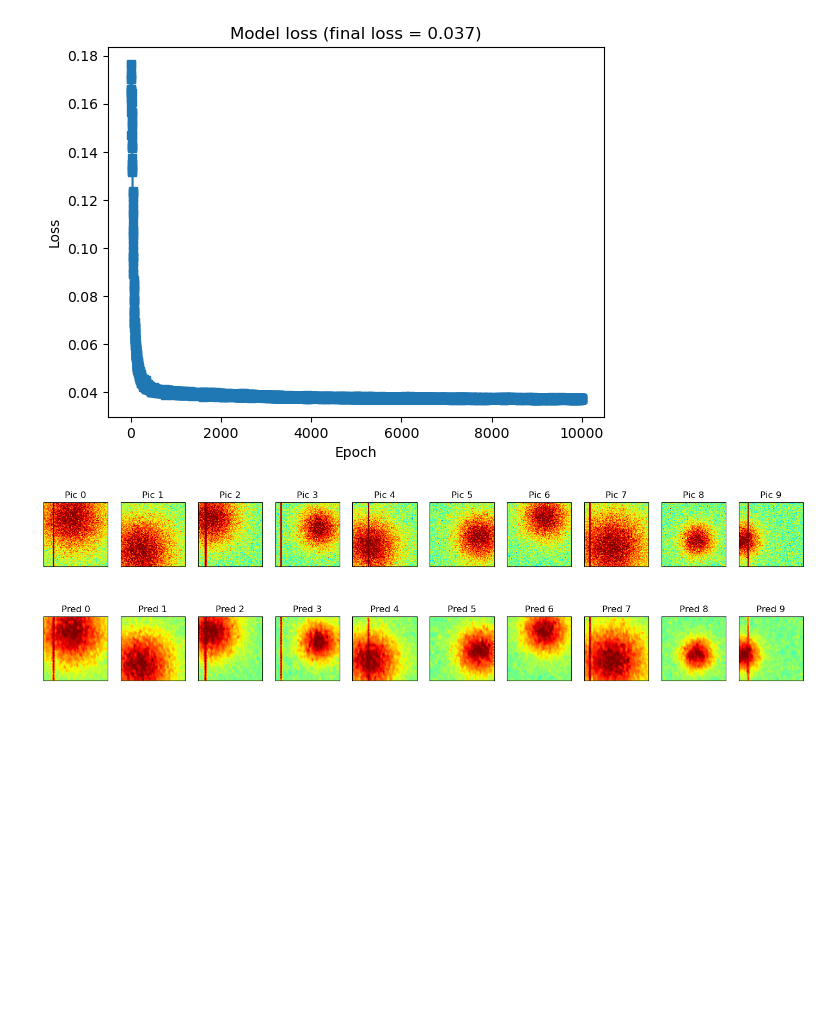
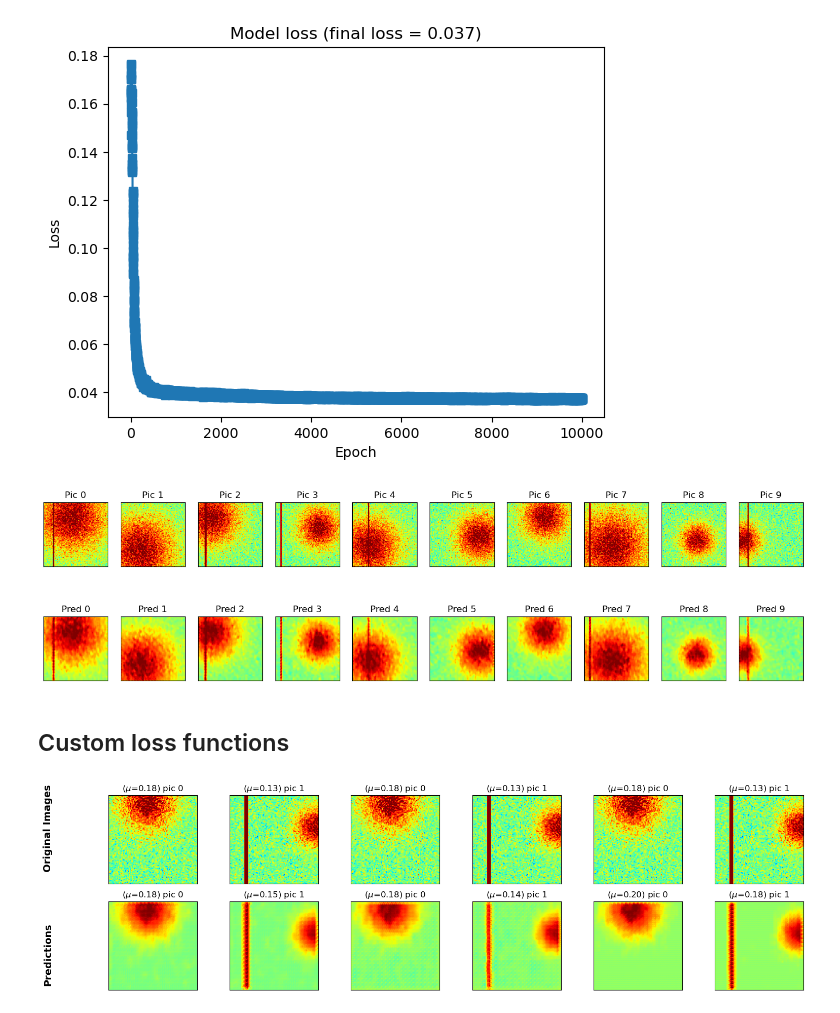
Before and after one commit to diaazg/Deep-learning, a Jupyter notebook: notebooks/CNN2.ipynb, the cells around one changed output. Cells and saved outputs as stored; diff of their text form; code cells hidden in the pictures; blank space fills up the shorter version.

```diff
--- a/notebooks/CNN2.ipynb
+++ b/notebooks/CNN2.ipynb
@@ -386,3 +386,5 @@ for i in range(10):
 plt.show()
 # %% [output]
 [figure]
+# %% [markdown]
+## Custom loss functions
@@ -388,0 +408,62 @@ plt.show()
+# %%
+class CorrelationLoss(nn.Module):
+    def __init__(self):
+        super().__init__()
+
+    def forward(self,yHat,y):
+        meanx = torch.mean(yHat)
+        meany = torch.mean(y)
+
+        num = torch.sum((yHat-meanx)*(y-meany))
+        den = (torch.numel(y)-1)*torch.std(yHat) * torch.std(y)
+
+        return -num/den      # we add - sign because we want to maximize correlation
+# %%
+losses1,net1 = trainTheModel(loss_function=L1Loss())
+losses2,net2 = trainTheModel(loss_function=L2avgLoss())
+losses3,net3 = trainTheModel(loss_function=CorrelationLoss())
+# %%
+pic2use = np.random.choice(nGauss,size=32,replace=False)
+X = images[pic2use,:,:,:]
+
+predections_list = [net1(X),net2(X),net3(X)]
+
+predections_count = -1
+
+fig,axs = plt.subplots(2,6,figsize=(18,5))
+fig.text(0.06, 0.75, 'Original Images', fontsize=14, fontweight='bold', rotation=90, va='center')
+fig.text(0.06, 0.25, 'Predictions', fontsize=14, fontweight='bold', rotation=90, va='center')
+
+for i in range(6):
+
+    if i % 2 == 0:
+        idx = 0
+        predections_count +=1
+
+    else:
+        idx = 1
+
+
+
+    predections = predections_list[predections_count]
+
+
+    G = torch.squeeze(X[idx,:,:,:]).detach()
+    O = torch.squeeze(predections[idx,:,:,:]).detach()
+    ax = axs[0,i]
+    ax.set_title(f'($\mu$={torch.mean(G).item():.2f}) pic {idx}')
+    ax.imshow(G,cmap='jet',vmin=-1,vmax=1)
+    ax.set_xticks([])
+    ax.set_yticks([])
+
+
+    ax = axs[1,i]
+
+    ax.set_title(f'($\mu$={torch.mean(O).item():.2f}) pic {idx}')
+    ax.imshow(O,cmap='jet',vmin=-1,vmax=1)
+    ax.set_xticks([])
+    ax.set_yticks([])
+
+plt.show()
+# %% [output]
+[figure, added]
```
Also changed, not shown: parts of 5 cells of this notebook, 5 other files.
